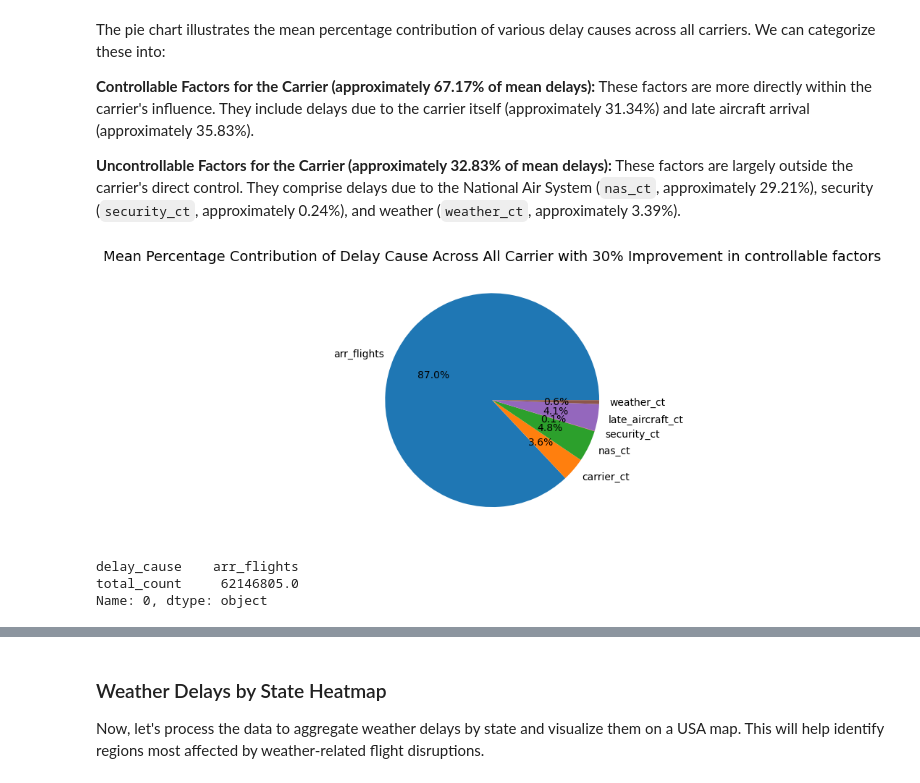
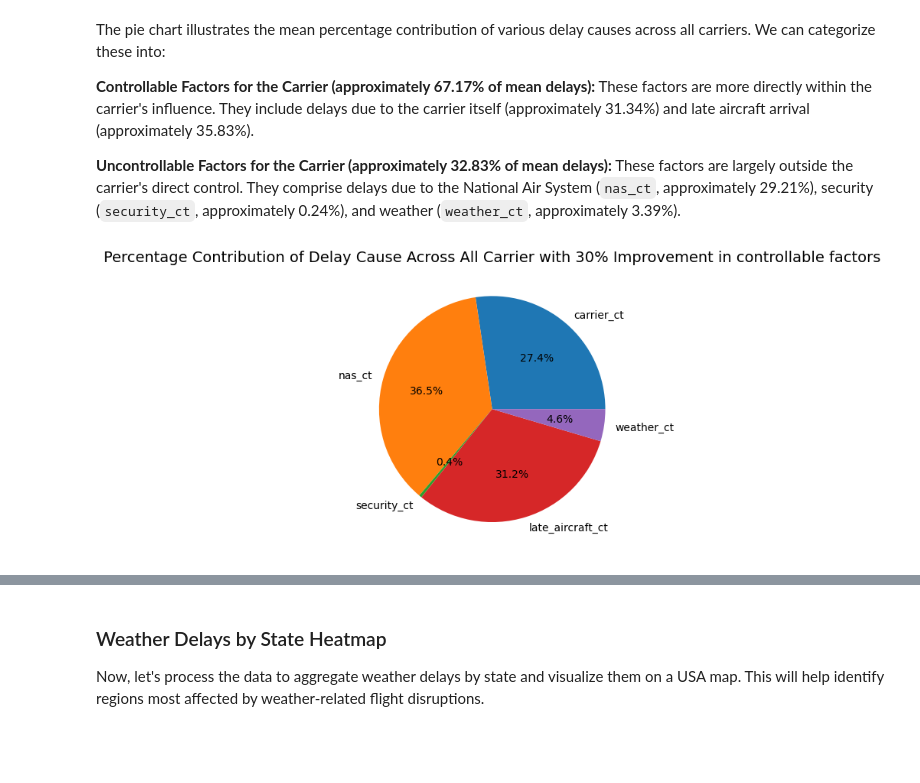
Before and after one commit to naufilsakran/Flight_Delay_Data_Analysis, a Jupyter notebook: Project_report.ipynb, the cells around one changed output, grey strips where cells are left out. Drawn from its saved outputs; the diff is of its cells as text; code cells hidden in the pictures; blank space fills up the shorter version.

```diff
--- a/Project_report.ipynb
+++ b/Project_report.ipynb
@@ -529,11 +573,11 @@ We analyse the parameters contributing to arrival delays which are categorised i
 - delay due to security (`security_ct`)
 - delay due to weather (`weather_ct`)
 # %%
-report = df.groupby('carrier_name', as_index=False)[['arr_flights','arr_del15','carrier_ct', 'nas_ct', 'security_ct', 'late_aircraft_ct', 'weather_ct']].sum()
-report = report[['arr_flights','carrier_ct', 'nas_ct', 'security_ct', 'late_aircraft_ct', 'weather_ct']].sum().reset_index()
-report.columns = ['delay_cause', 'total_count']
-plt.pie(report['total_count'], labels=report['delay_cause'], autopct='%1.1f%%')
-plt.title('Mean Percentage Contribution of Delay Cause Across All Carrier', fontsize=14)
+report = df.groupby('carrier_name', as_index=False)[['arr_del15','carrier_ct', 'nas_ct', 'security_ct', 'late_aircraft_ct', 'weather_ct']].sum()
+report = report[['carrier_ct', 'nas_ct', 'security_ct', 'late_aircraft_ct', 'weather_ct']].sum().reset_index()
+report.columns = ['delay_cause', 'original_count']
+plt.pie(report['original_count'], labels=report['delay_cause'], autopct='%1.1f%%')
+plt.title('Percentage Contribution of Delay Cause Across All Carrier', fontsize=14)
 plt.show()
-original_arr_flights = report.loc[0]
+original_arr_flights = report.copy()
 # %% [output]
@@ -547,19 +591,15 @@ The pie chart illustrates the mean percentage contribution of various delay caus
 # %%
 test_flights = df.copy()
 test_flights['arr_del15'] = test_flights['arr_del15'] + (0.3*test_flights['carrier_ct'] + 0.3*test_flights['late_aircraft_ct']).round(0)
 test_flights['carrier_ct'] = 0.7*test_flights['carrier_ct'].round(0)
 test_flights['late_aircraft_ct'] = 0.7*test_flights['late_aircraft_ct'].round(0)
 
-report = test_flights.groupby('carrier_name', as_index=False)[['arr_flights','arr_del15','carrier_ct', 'nas_ct', 'security_ct', 'late_aircraft_ct', 'weather_ct']].sum()
-report = report[['arr_flights','carrier_ct', 'nas_ct', 'security_ct', 'late_aircraft_ct', 'weather_ct']].sum().reset_index()
+report = test_flights.groupby('carrier_name', as_index=False)[['arr_del15','carrier_ct', 'nas_ct', 'security_ct', 'late_aircraft_ct', 'weather_ct']].sum()
+report = report[['carrier_ct', 'nas_ct', 'security_ct', 'late_aircraft_ct', 'weather_ct']].sum().reset_index()
 report.columns = ['delay_cause', 'total_count']
 plt.pie(report['total_count'], labels=report['delay_cause'], autopct='%1.1f%%')
-plt.title(f'Mean Percentage Contribution of Delay Cause Across All Carrier with 30% Improvement in controllable factors', fontsize=14)
+plt.title(f'Percentage Contribution of Delay Cause Across All Carrier with 30% Improvement in controllable factors', fontsize=14)
 plt.show()
-simulated_arr_flights = report.loc[0]
-print(simulated_arr_flights)
+original_arr_flights['simulated_count'] = report['total_count']
 # %% [output]
-[figure, old version]
+[figure, new version]
-delay_cause    arr_flights
-total_count     62146805.0
-Name: 0, dtype: object
```
Also changed, not shown: parts of 16 cells of this notebook.
